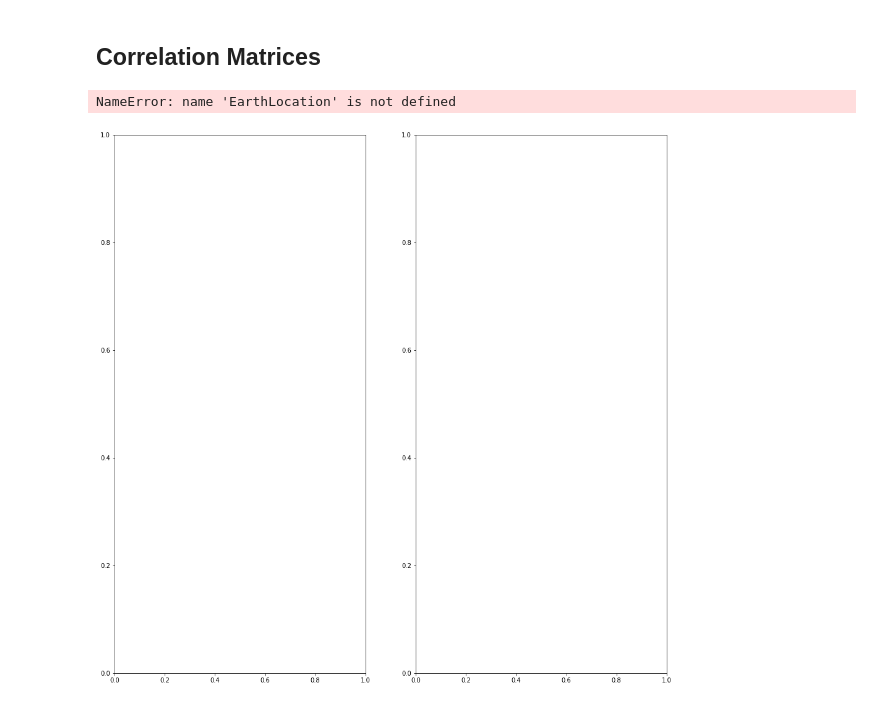
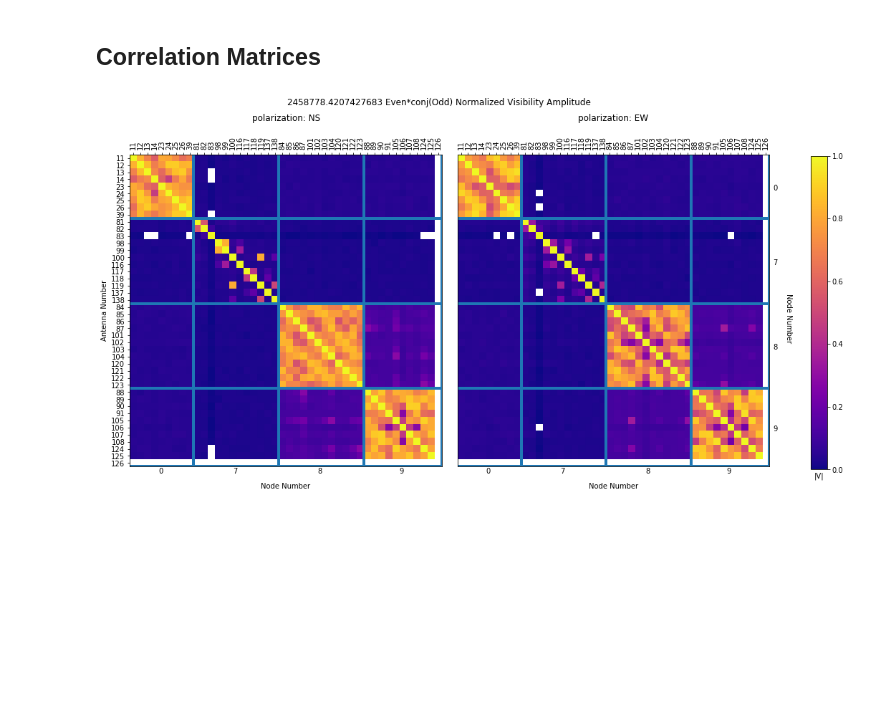
Before and after one commit to HERA-Team/H3C_plots, a Jupyter notebook: data_inspect_H3C.ipynb, the cells around one changed output. Drawn from its saved outputs; the diff is of its cells as text; code cells hidden in the pictures; blank space fills up the shorter version.

```diff
--- a/data_inspect_H3C.ipynb
+++ b/data_inspect_H3C.ipynb
@@ -53,16 +53,3 @@ utils.plot_wfs(uvd, pol = 1)
 [figure]
 # %% [markdown]
 ## Correlation Matrices
-# %%
-node_dict={
-    0: [11,12,13,14,23,24,25,26,39],
-    7: [81,82,83,98,99,100,116,117,118,119,137,138],
-    8: [84,85,86,87,101,102,103,104,120,121,122,123],
-    9: [88,89,90,91,105,106,107,108,124,125,126]
-}
-
-matrix = utils.calcEvenOddAmpMatrix(uvd_sum,uvd_diff,nodes=node_dict)
-utils.plotCorrMatrix(uvd_sum, matrix, nodes=node_dict)
-# %% [output]
-NameError: name 'EarthLocation' is not defined
-[figure, removed]
@@ -86,0 +56,5 @@ nodes = {}
+# %%
+matrix = utils.calcEvenOddAmpMatrix(uvd_sum,uvd_diff,nodes='auto')
+utils.plotCorrMatrix(uvd_sum, matrix, nodes='auto')
+# %% [output]
+[figure, added]
```
Also changed, not shown: parts of 3 cells of this notebook.
